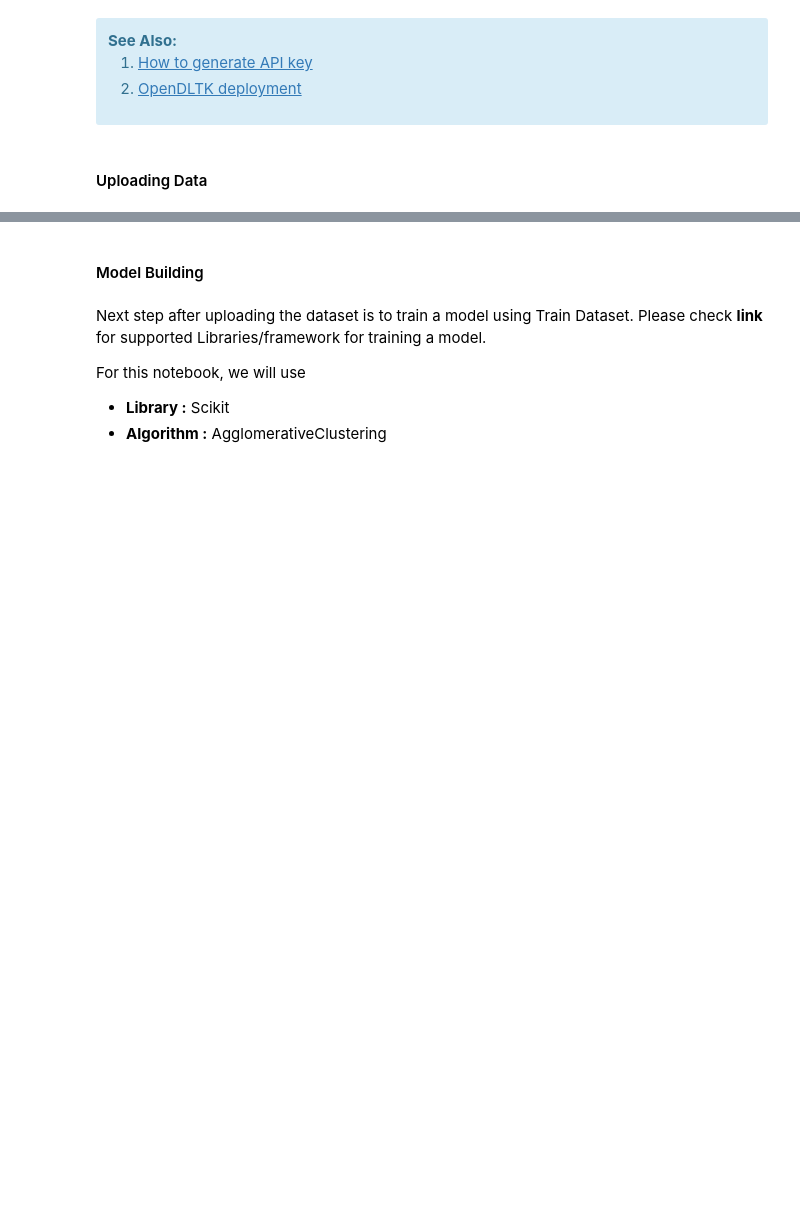
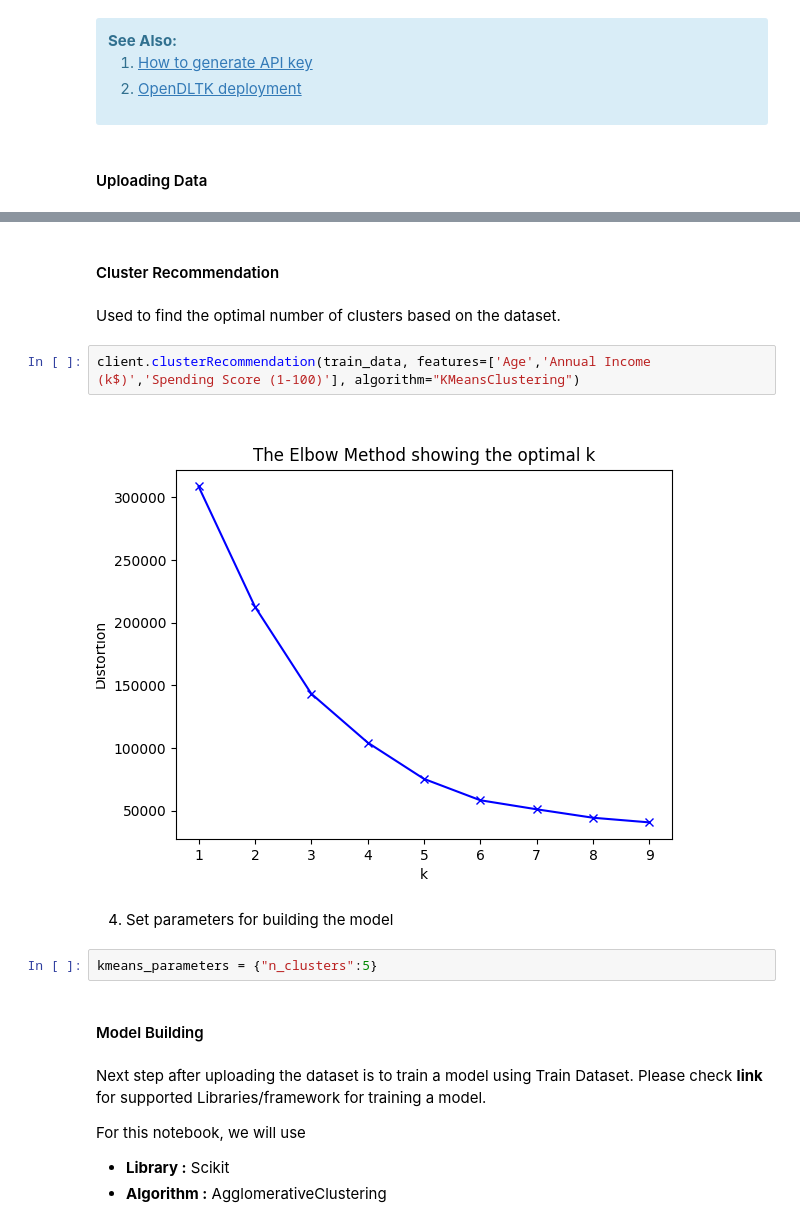
Before and after one commit to dltk-ai/qubitai-dltk, a Jupyter notebook: examples/machine_learning/DLTK ML Clustering Tutorial.ipynb, the cells around one changed output, grey strips where cells are left out. Cells and saved outputs as stored; diff of their text form; blank space fills up the shorter version.

```diff
--- a/examples/machine_learning/DLTK ML Clustering Tutorial.ipynb
+++ b/examples/machine_learning/DLTK ML Clustering Tutorial.ipynb
@@ -83,3 +131,15 @@ Unverified HTTPS request is being made to host 'prod-kong.dltk.ai'. Adding certi
+# %% [markdown]
+#### Cluster Recommendation
+# %% [markdown]
+Used to find the optimal number of clusters based on the dataset.
+# %%
+client.clusterRecommendation(train_data, features=['Age','Annual Income (k$)','Spending Score (1-100)'], algorithm="KMeansClustering")
+# %% [output]
+[figure, added]
+# %% [markdown]
+4. Set parameters for building the model
+# %%
+kmeans_parameters = {"n_clusters":5}
 # %% [markdown]
 #### Model Building
 # %% [markdown]
```
Also changed, not shown: parts of 16 cells of this notebook, 6 other files.
